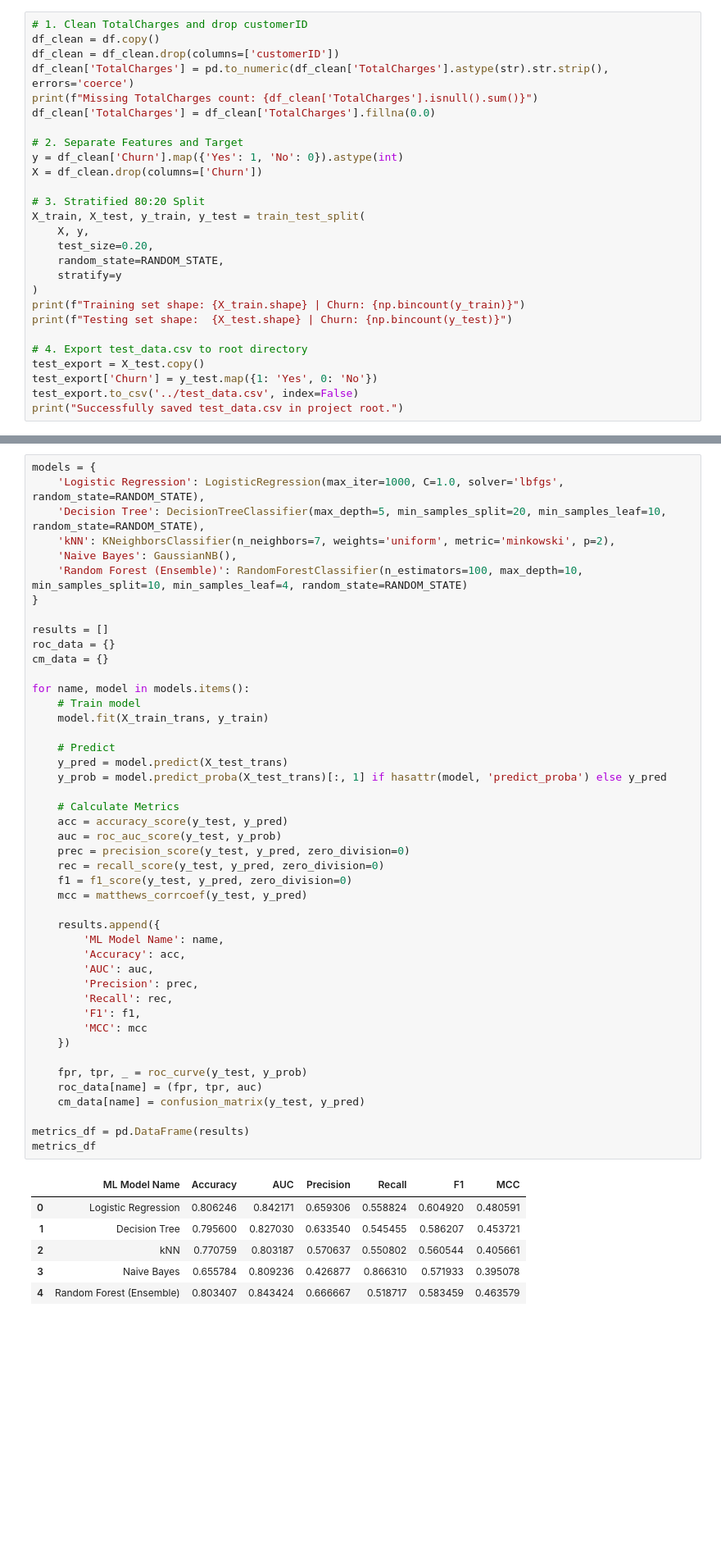
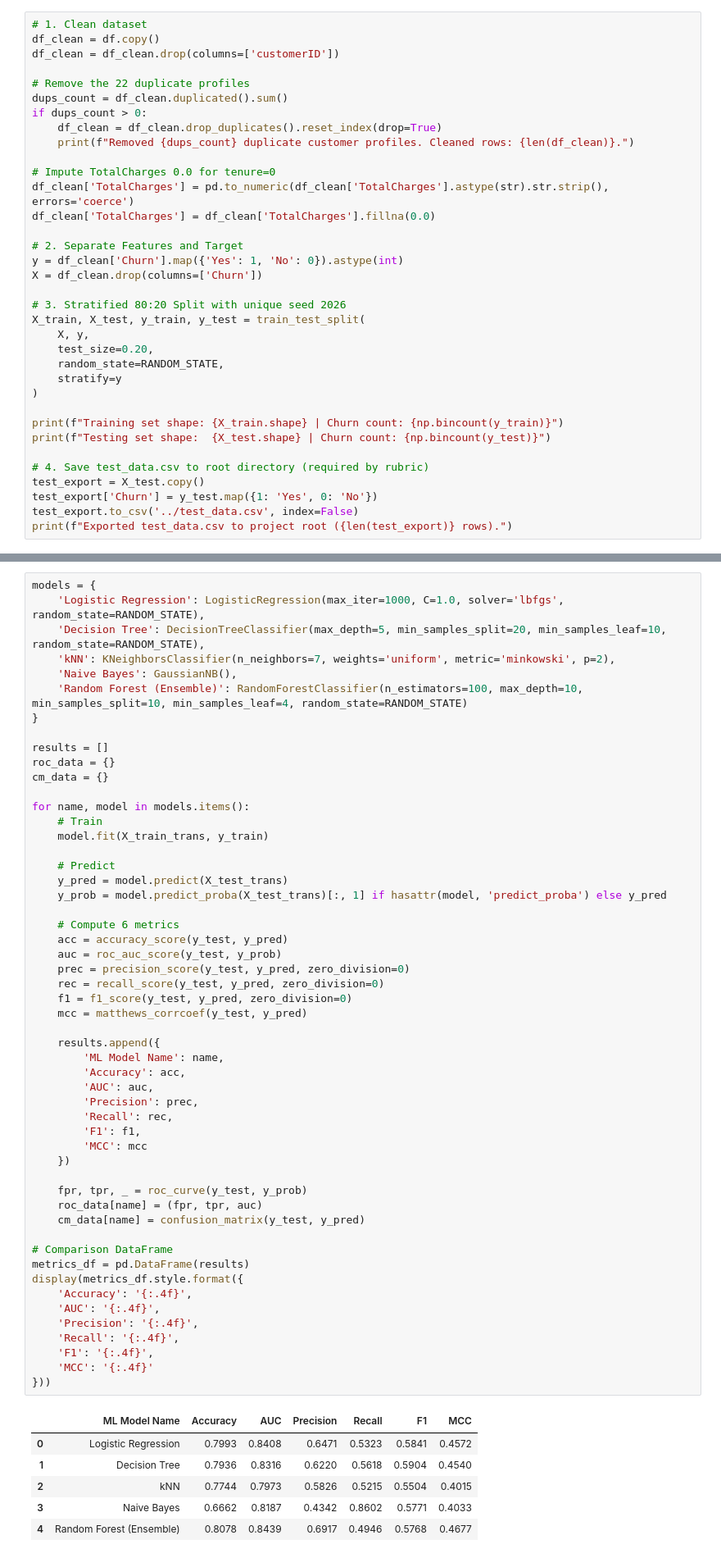
Before and after one commit to Vignesh-k-bits-mtech-ai-ml/ML-CTS-Assignment-2, a Jupyter notebook: model/telco_churn_model.ipynb, the cells around one changed output, grey strips where cells are left out. Shown at 82% size. Cells and saved outputs as stored; diff of their text form; blank space fills up the shorter version.

```diff
--- a/model/telco_churn_model.ipynb
+++ b/model/telco_churn_model.ipynb
@@ -275,30 +283,38 @@ Key preprocessing operations:
 5. **Save `test_data.csv`**: As given by the rubric.
 6. **Transformation**: `ColumnTransformer` (StandardScaler for numerical, OneHotEncoder for categorical) fitted **only** on `X_train`.
 # %%
-# 1. Clean TotalCharges and drop customerID
+# 1. Clean dataset
 df_clean = df.copy()
 df_clean = df_clean.drop(columns=['customerID'])
+
+# Remove the 22 duplicate profiles
+dups_count = df_clean.duplicated().sum()
+if dups_count > 0:
+    df_clean = df_clean.drop_duplicates().reset_index(drop=True)
+    print(f"Removed {dups_count} duplicate customer profiles. Cleaned rows: {len(df_clean)}.")
+
+# Impute TotalCharges 0.0 for tenure=0
 df_clean['TotalCharges'] = pd.to_numeric(df_clean['TotalCharges'].astype(str).str.strip(), errors='coerce')
-print(f"Missing TotalCharges count: {df_clean['TotalCharges'].isnull().sum()}")
 df_clean['TotalCharges'] = df_clean['TotalCharges'].fillna(0.0)
 
 # 2. Separate Features and Target
 y = df_clean['Churn'].map({'Yes': 1, 'No': 0}).astype(int)
 X = df_clean.drop(columns=['Churn'])
 
-# 3. Stratified 80:20 Split
+# 3. Stratified 80:20 Split with unique seed 2026
 X_train, X_test, y_train, y_test = train_test_split(
     X, y,
     test_size=0.20,
     random_state=RANDOM_STATE,
     stratify=y
 )
-print(f"Training set shape: {X_train.shape} | Churn: {np.bincount(y_train)}")
-print(f"Testing set shape:  {X_test.shape} | Churn: {np.bincount(y_test)}")
 
-# 4. Export test_data.csv to root directory
+print(f"Training set shape: {X_train.shape} | Churn count: {np.bincount(y_train)}")
+print(f"Testing set shape:  {X_test.shape} | Churn count: {np.bincount(y_test)}")
+
+# 4. Save test_data.csv to root directory (required by rubric)
 test_export = X_test.copy()
 test_export['Churn'] = y_test.map({1: 'Yes', 0: 'No'})
 test_export.to_csv('../test_data.csv', index=False)
-print("Successfully saved test_data.csv in project root.")
+print(f"Exported test_data.csv to project root ({len(test_export)} rows).")
 # %% [output]
@@ -362,44 +378,52 @@ roc_data = {}
 cm_data = {}
 
 for name, model in models.items():
-    # Train model
+    # Train
     model.fit(X_train_trans, y_train)
 
     # Predict
     y_pred = model.predict(X_test_trans)
     y_prob = model.predict_proba(X_test_trans)[:, 1] if hasattr(model, 'predict_proba') else y_pred
 
-    # Calculate Metrics
+    # Compute 6 metrics
     acc = accuracy_score(y_test, y_pred)
     auc = roc_auc_score(y_test, y_prob)
     prec = precision_score(y_test, y_pred, zero_division=0)
     rec = recall_score(y_test, y_pred, zero_division=0)
     f1 = f1_score(y_test, y_pred, zero_division=0)
     mcc = matthews_corrcoef(y_test, y_pred)
 
     results.append({
         'ML Model Name': name,
         'Accuracy': acc,
         'AUC': auc,
         'Precision': prec,
         'Recall': rec,
         'F1': f1,
         'MCC': mcc
     })
 
     fpr, tpr, _ = roc_curve(y_test, y_prob)
     roc_data[name] = (fpr, tpr, auc)
     cm_data[name] = confusion_matrix(y_test, y_pred)
 
+# Comparison DataFrame
 metrics_df = pd.DataFrame(results)
-metrics_df
+display(metrics_df.style.format({
+    'Accuracy': '{:.4f}',
+    'AUC': '{:.4f}',
+    'Precision': '{:.4f}',
+    'Recall': '{:.4f}',
+    'F1': '{:.4f}',
+    'MCC': '{:.4f}'
+}))
 # %% [output]
 |  | ML Model Name | Accuracy | AUC | Precision | Recall | F1 | MCC |
-| 0 | Logistic Regression | 0.806246 | 0.842171 | 0.659306 | 0.558824 | 0.604920 | 0.480591 |
-| 1 | Decision Tree | 0.795600 | 0.827030 | 0.633540 | 0.545455 | 0.586207 | 0.453721 |
-| 2 | kNN | 0.770759 | 0.803187 | 0.570637 | 0.550802 | 0.560544 | 0.405661 |
-| 3 | Naive Bayes | 0.655784 | 0.809236 | 0.426877 | 0.866310 | 0.571933 | 0.395078 |
-| 4 | Random Forest (Ensemble) | 0.803407 | 0.843424 | 0.666667 | 0.518717 | 0.583459 | 0.463579 |
+| 0 | Logistic Regression | 0.7993 | 0.8408 | 0.6471 | 0.5323 | 0.5841 | 0.4572 |
+| 1 | Decision Tree | 0.7936 | 0.8316 | 0.6220 | 0.5618 | 0.5904 | 0.4540 |
+| 2 | kNN | 0.7744 | 0.7973 | 0.5826 | 0.5215 | 0.5504 | 0.4015 |
+| 3 | Naive Bayes | 0.6662 | 0.8187 | 0.4342 | 0.8602 | 0.5771 | 0.4033 |
+| 4 | Random Forest (Ensemble) | 0.8078 | 0.8439 | 0.6917 | 0.4946 | 0.5768 | 0.4677 |
 # %% [markdown]
 ### Hyperparameter Design Rationale
 
```
Also changed, not shown: parts of 10 cells of this notebook, 17 other files.
